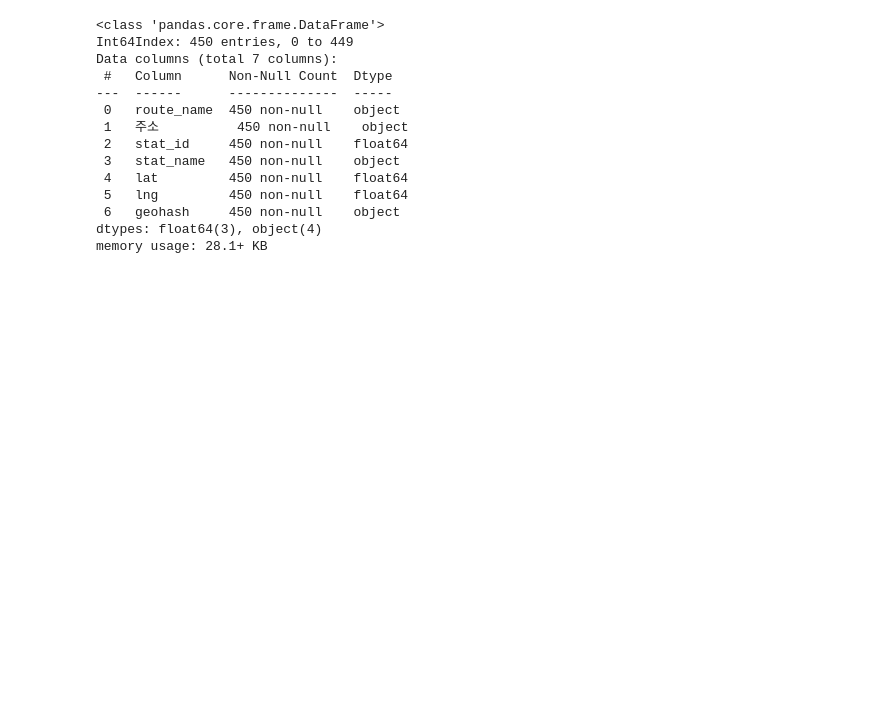
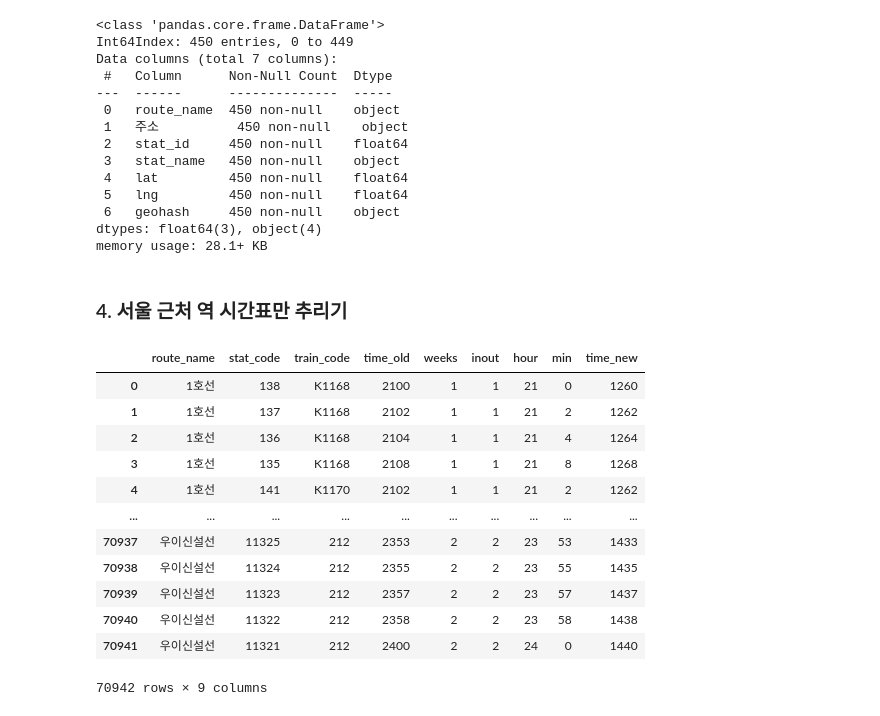
Before and after one commit to 23-1-CauCapstone-Team3/DataPreprocessing, a Jupyter notebook: train/seoul.ipynb, the cells around one changed output. Saved outputs shown, nothing was run; the diff lists cells and outputs as text; code cells hidden in the pictures; blank space fills up the shorter version.

Commit message:
[FEAT ADD] 서울 근처 역 시간표만 추리기, 급행 정보 다시 추가

```diff
--- a/train/seoul.ipynb
+++ b/train/seoul.ipynb
@@ -258,3 +259,22 @@ dtypes: float64(3), object(4)
 memory usage: 28.1+ KB
 # %%
 result_station.to_csv("../hub/resul_all_train_station_in_seoul.csv")
+# %% [markdown]
+### 4. 서울 근처 역 시간표만 추리기
+# %%
+timetable = pd.read_csv('./timetable/result_total_timetable_result.csv')
+timetable
+# %% [output]
+|  | route_name | stat_code | train_code | time_old | weeks | inout | hour | min | time_new |
+| 0 | 1호선 | 138 | K1168 | 2100 | 1 | 1 | 21 | 0 | 1260 |
+| 1 | 1호선 | 137 | K1168 | 2102 | 1 | 1 | 21 | 2 | 1262 |
+| 2 | 1호선 | 136 | K1168 | 2104 | 1 | 1 | 21 | 4 | 1264 |
+| 3 | 1호선 | 135 | K1168 | 2108 | 1 | 1 | 21 | 8 | 1268 |
+| 4 | 1호선 | 141 | K1170 | 2102 | 1 | 1 | 21 | 2 | 1262 |
+| ... | ... | ... | ... | ... | ... | ... | ... | ... | ... |
+| 70937 | 우이신설선 | 11325 | 212 | 2353 | 2 | 2 | 23 | 53 | 1433 |
+| 70938 | 우이신설선 | 11324 | 212 | 2355 | 2 | 2 | 23 | 55 | 1435 |
+| 70939 | 우이신설선 | 11323 | 212 | 2357 | 2 | 2 | 23 | 57 | 1437 |
+| 70940 | 우이신설선 | 11322 | 212 | 2358 | 2 | 2 | 23 | 58 | 1438 |
+| 70941 | 우이신설선 | 11321 | 212 | 2400 | 2 | 2 | 24 | 0 | 1440 |
+70942 rows × 9 columns
```
Also changed, not shown: parts of 17 cells of this notebook, 2 other files.
